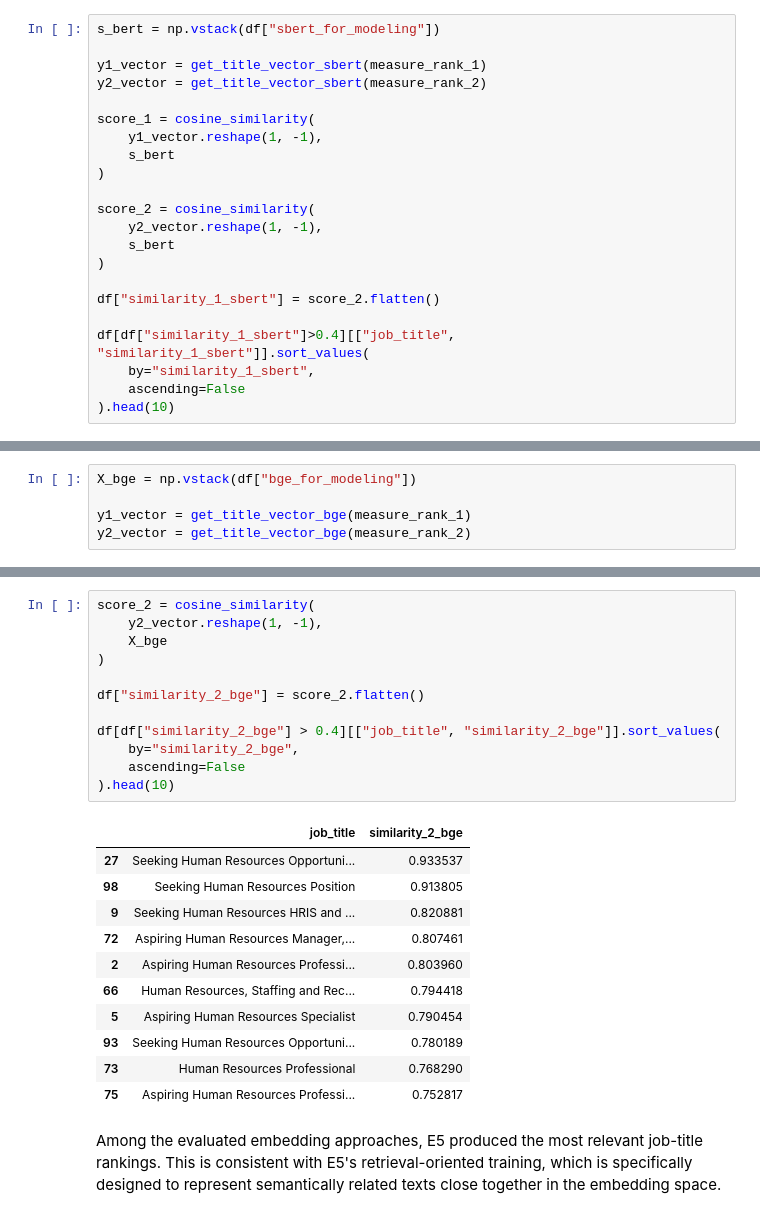
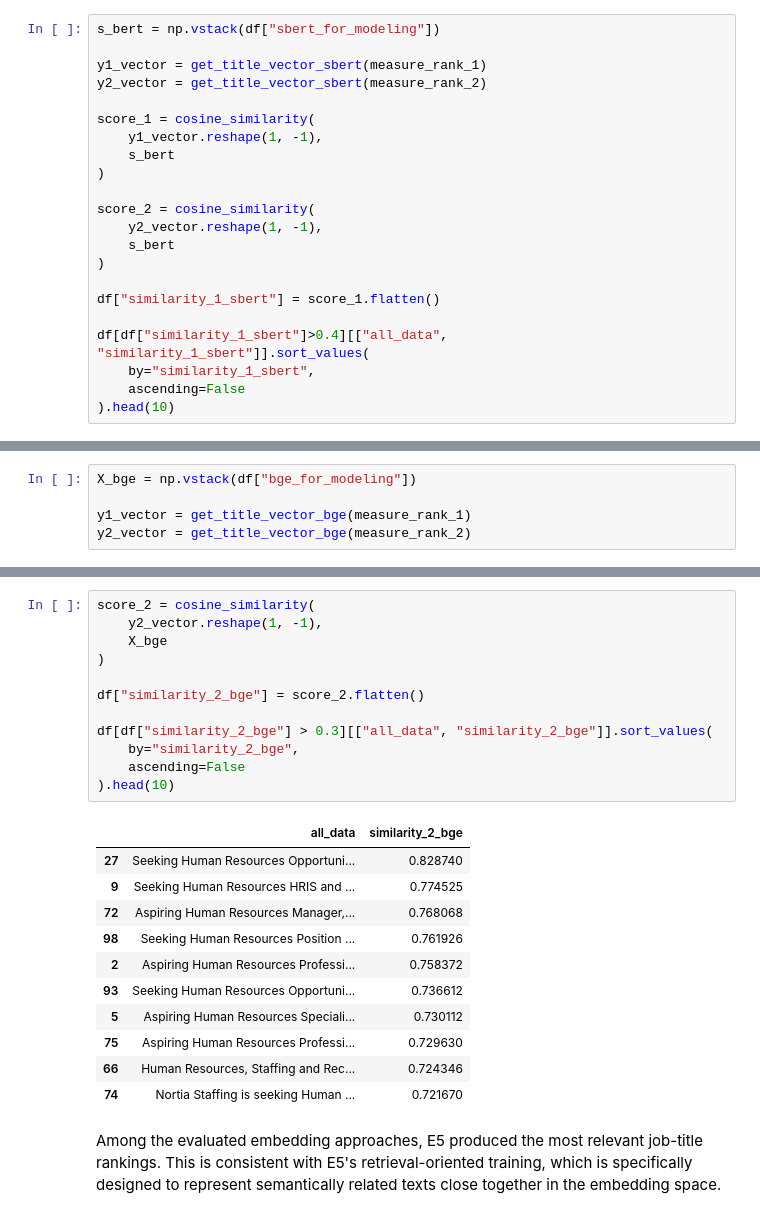
Before and after one commit to safwt-data/QwnYr0x6YtL8f4mY, a Jupyter notebook: notebooks/notebook_1.ipynb, the cells around one changed output, grey strips where cells are left out. Cells and saved outputs as stored; diff of their text form.

```diff
--- a/notebooks/notebook_1.ipynb
+++ b/notebooks/notebook_1.ipynb
@@ -428,9 +427,9 @@ score_2 = cosine_similarity(
     s_bert
 )
 
-df["similarity_1_sbert"] = score_2.flatten()
+df["similarity_1_sbert"] = score_1.flatten()
 
-df[df["similarity_1_sbert"]>0.4][["job_title", "similarity_1_sbert"]].sort_values(
+df[df["similarity_1_sbert"]>0.4][["all_data", "similarity_1_sbert"]].sort_values(
     by="similarity_1_sbert",
     ascending=False
 ).head(10)
@@ -634,27 +637,27 @@ df[df["similarity_1_bge"] > 0.4][["job_title", "similarity_1_bge"]].sort_values(
 # %%
 score_2 = cosine_similarity(
     y2_vector.reshape(1, -1),
     X_bge
 )
 
 df["similarity_2_bge"] = score_2.flatten()
 
-df[df["similarity_2_bge"] > 0.4][["job_title", "similarity_2_bge"]].sort_values(
+df[df["similarity_2_bge"] > 0.3][["all_data", "similarity_2_bge"]].sort_values(
     by="similarity_2_bge",
     ascending=False
 ).head(10)
 # %% [output]
-|  | job_title | similarity_2_bge |
-| 27 | Seeking Human Resources Opportuni... | 0.933537 |
-| 98 | Seeking Human Resources Position | 0.913805 |
-| 9 | Seeking Human Resources HRIS and ... | 0.820881 |
-| 72 | Aspiring Human Resources Manager,... | 0.807461 |
-| 2 | Aspiring Human Resources Professi... | 0.803960 |
-| 66 | Human Resources, Staffing and Rec... | 0.794418 |
-| 5 | Aspiring Human Resources Specialist | 0.790454 |
-| 93 | Seeking Human Resources Opportuni... | 0.780189 |
-| 73 | Human Resources Professional | 0.768290 |
-| 75 | Aspiring Human Resources Professi... | 0.752817 |
+|  | all_data | similarity_2_bge |
+| 27 | Seeking Human Resources Opportuni... | 0.828740 |
+| 9 | Seeking Human Resources HRIS and ... | 0.774525 |
+| 72 | Aspiring Human Resources Manager,... | 0.768068 |
+| 98 | Seeking Human Resources Position ... | 0.761926 |
+| 2 | Aspiring Human Resources Professi... | 0.758372 |
+| 93 | Seeking Human Resources Opportuni... | 0.736612 |
+| 5 | Aspiring Human Resources Speciali... | 0.730112 |
+| 75 | Aspiring Human Resources Professi... | 0.729630 |
+| 66 | Human Resources, Staffing and Rec... | 0.724346 |
+| 74 | Nortia Staffing is seeking Human ... | 0.721670 |
 # %% [markdown]
 Among the evaluated embedding approaches, E5 produced the most relevant job-title rankings. This is consistent with E5's retrieval-oriented training, which is specifically designed to represent semantically related texts close together in the embedding space.
 # %%
```
Also changed, not shown: parts of 11 cells of this notebook.
